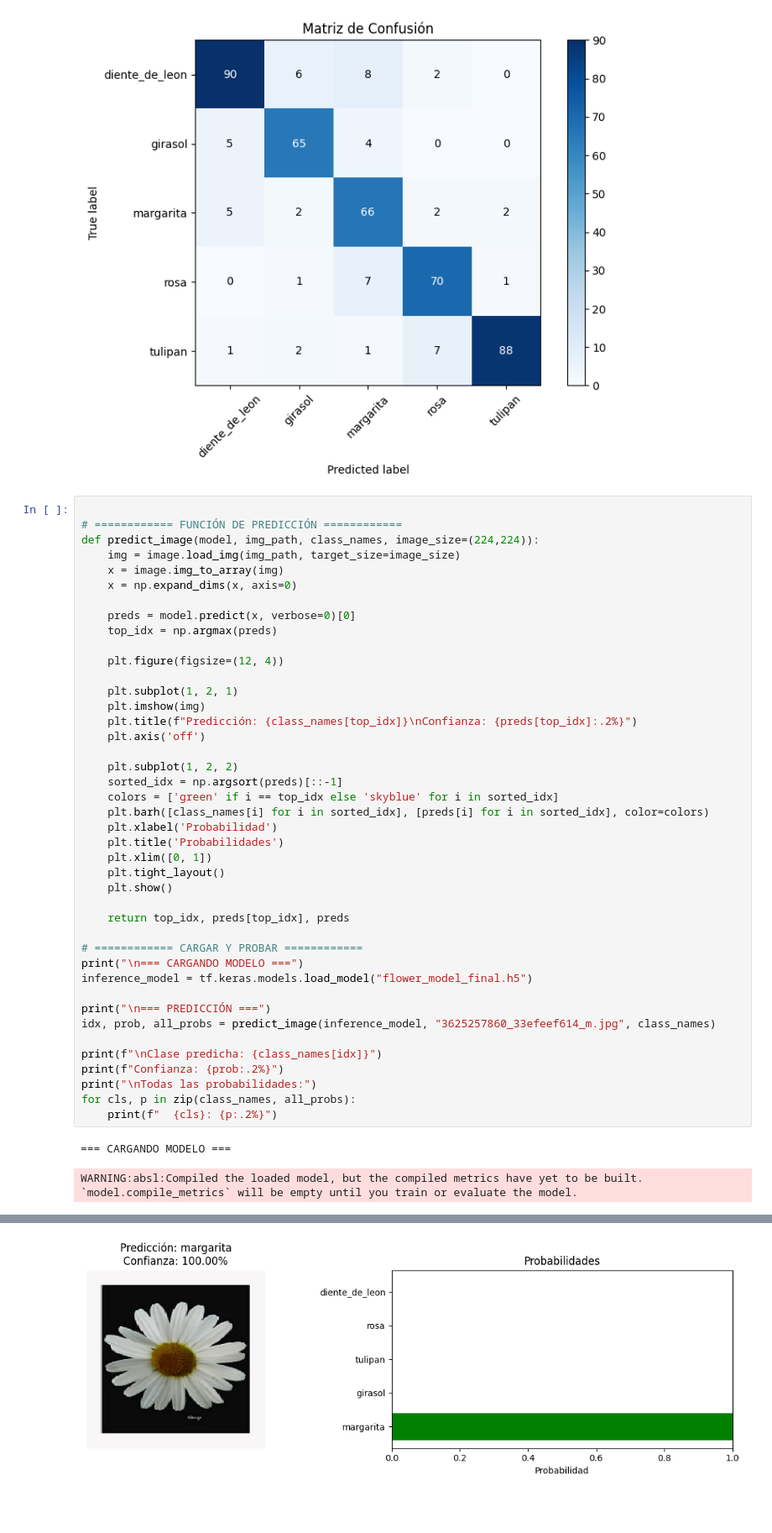
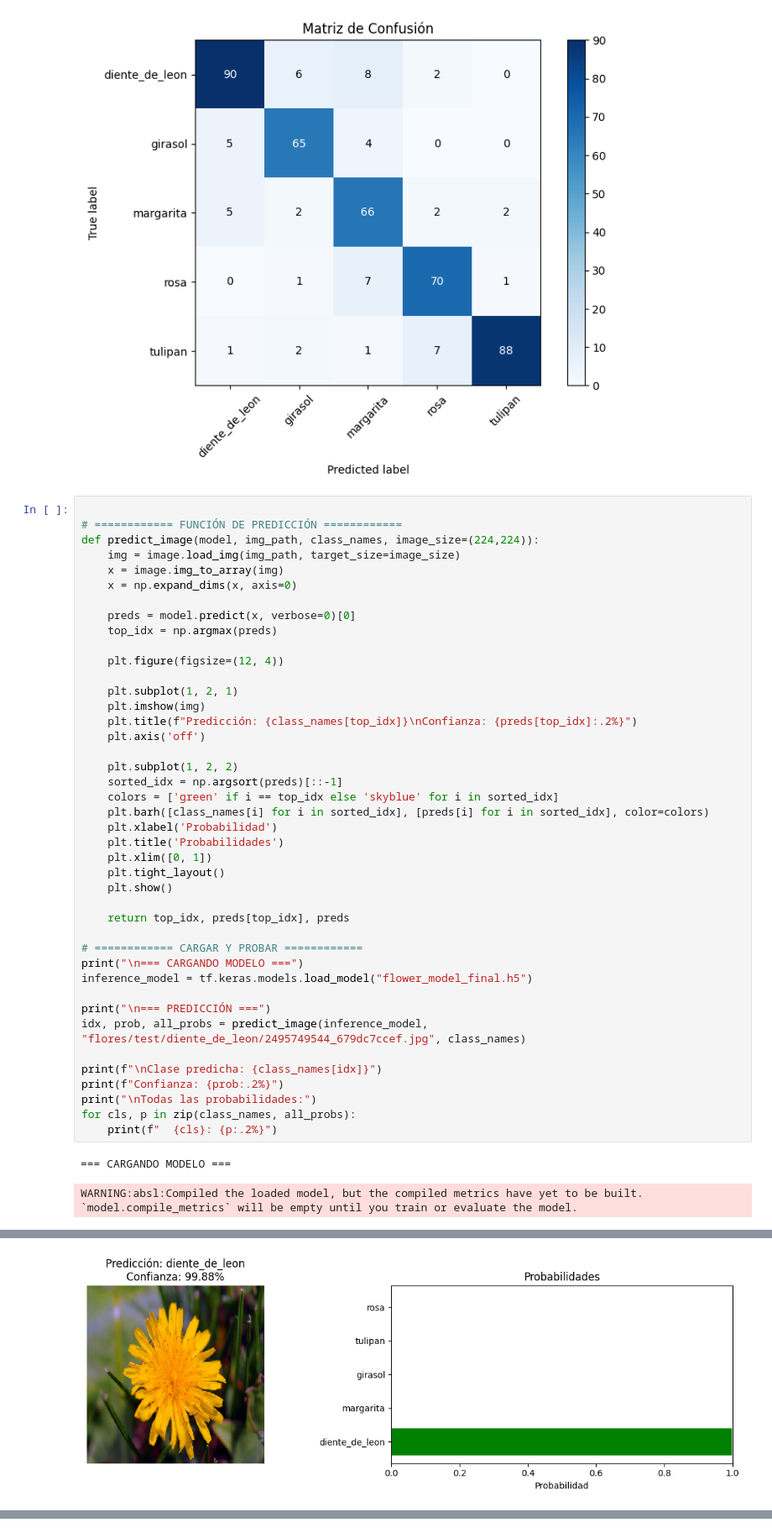
Before and after one commit to cometas321/cnn-plantas, a Jupyter notebook: 2.ipynb, the cells around one changed output, grey strips where cells are left out. Shown: that part at 84% size. Drawn from its saved outputs; the diff is of its cells as text; blank space fills up the shorter version.

Commit message:
modelo correcto

```diff
--- a/2.ipynb
+++ b/2.ipynb
@@ -331,7 +331,7 @@ print("\n=== CARGANDO MODELO ===")
 inference_model = tf.keras.models.load_model("flower_model_final.h5")
 
 print("\n=== PREDICCIÓN ===")
-idx, prob, all_probs = predict_image(inference_model, "3625257860_33efeef614_m.jpg", class_names)
+idx, prob, all_probs = predict_image(inference_model, "flores/test/diente_de_leon/2495749544_679dc7ccef.jpg", class_names)
 
 print(f"\nClase predicha: {class_names[idx]}")
 print(f"Confianza: {prob:.2%}")
@@ -345,0 +345 @@ WARNING:tensorflow:5 out of the last 31 calls to <function TensorFlowTrainer.mak
+[figure, new version]
@@ -347 +354,0 @@ WARNING:tensorflow:5 out of the last 31 calls to <function TensorFlowTrainer.mak
-[figure, old version]
```
Also changed, not shown: parts of 1 cell of this notebook, 3 other files.
